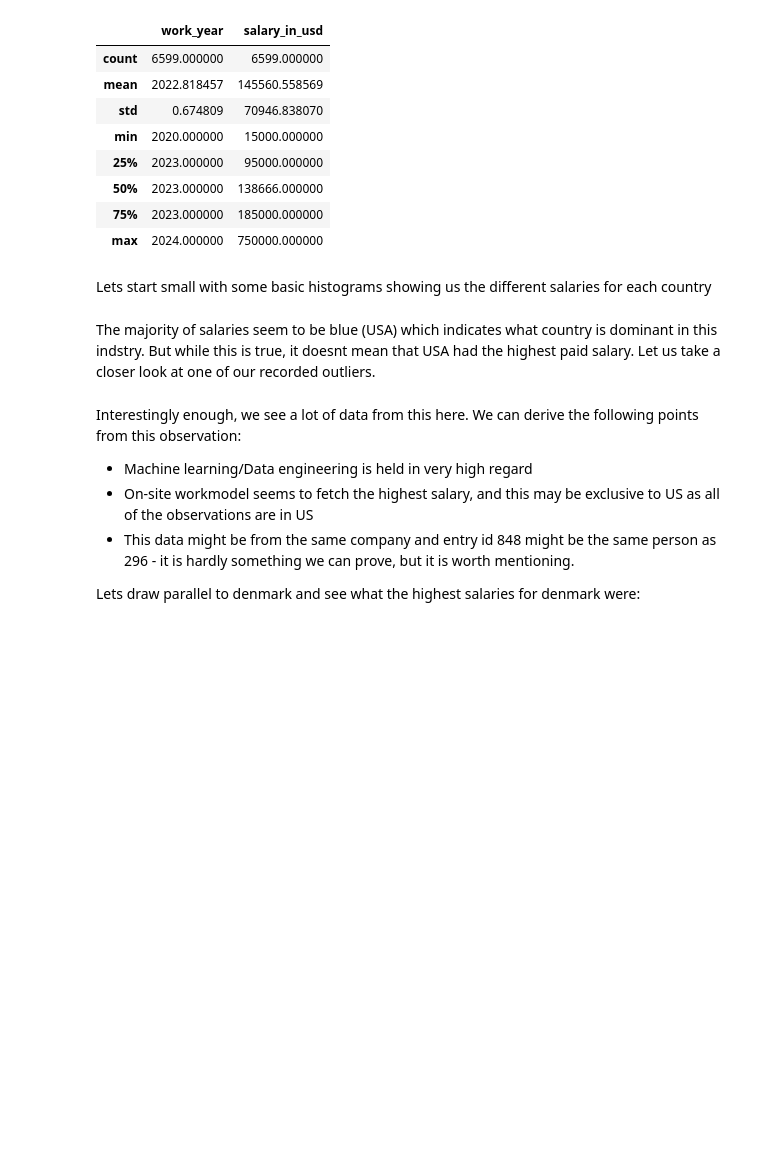
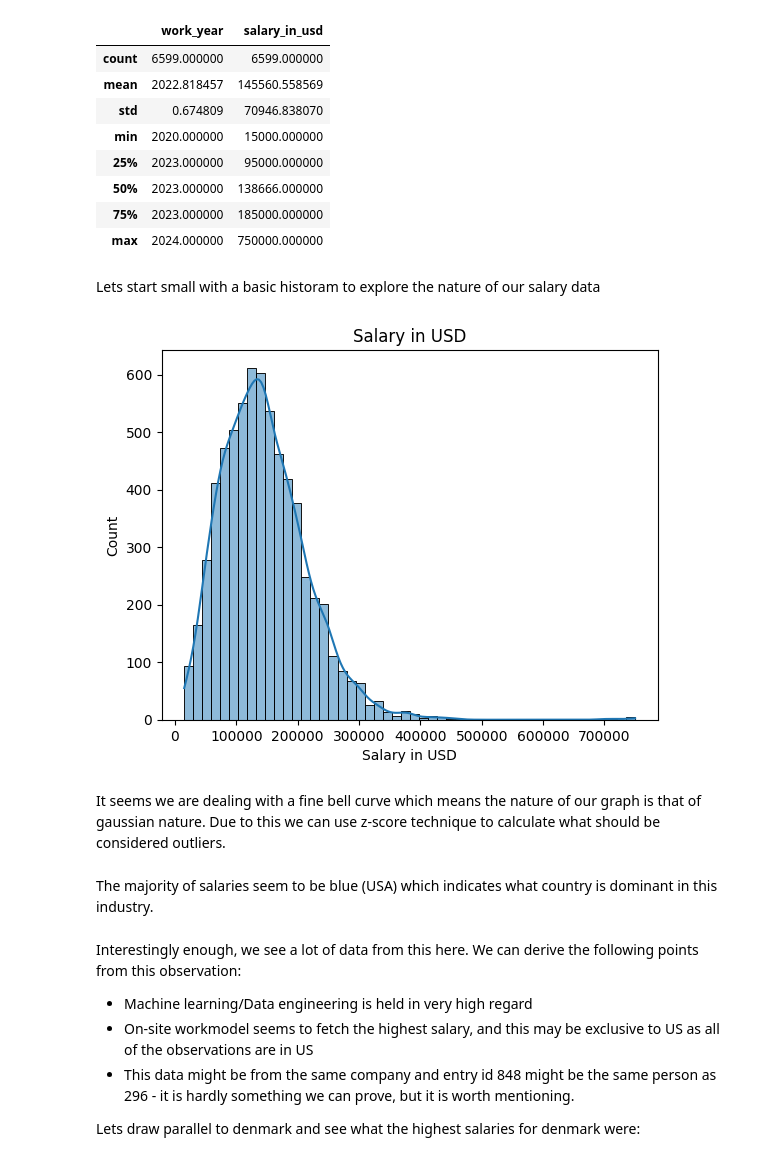
Before and after one commit to Peter537/Dat4-BI-Exam, a Jupyter notebook: main.ipynb, the cells around one changed output. Drawn from its saved outputs; the diff is of its cells as text; code cells hidden in the pictures; blank space fills up the shorter version.

```diff
--- a/main.ipynb
+++ b/main.ipynb
@@ -131,6 +148,16 @@ df[['work_year', 'salary_in_usd']].describe() # måske fjern ?
 | 50% | 2023.000000 | 138666.000000 |
 | 75% | 2023.000000 | 185000.000000 |
 | max | 2024.000000 | 750000.000000 |
-# %% [markdown]
-Lets start small with some basic histograms showing us the different salaries for each country
+# %% [markdown]
+Lets start small with a basic historam to explore the nature of our salary data
+# %%
+sns.histplot(df['salary_in_usd'], kde=True, bins=50)
+plt.title('Salary in USD')
+plt.ylabel('Count')
+plt.xlabel('Salary in USD')
+plt.show()
+# %% [output]
+[figure, added]
+# %% [markdown]
+It seems we are dealing with a fine bell curve which means the nature of our graph is that of gaussian nature. Due to this we can use z-score technique to calculate what should be considered outliers.
 # %%
@@ -146,7 +176,7 @@ hist_fig = px.histogram(dfOutliers, x='salary_in_usd', color='company_location',
 
 hist_fig.show()
 # %% [markdown]
-The majority of salaries seem to be blue (USA) which indicates what country is dominant in this indstry. But while this is true, it doesnt mean that USA had the highest paid salary. Let us take a closer look at one of our recorded outliers.
+The majority of salaries seem to be blue (USA) which indicates what country is dominant in this industry.
 # %% [markdown]
 Interestingly enough, we see a lot of data from this here. We can derive the following points from this observation:
 
```
Also changed, not shown: parts of 34 cells of this notebook, 2 other files.
